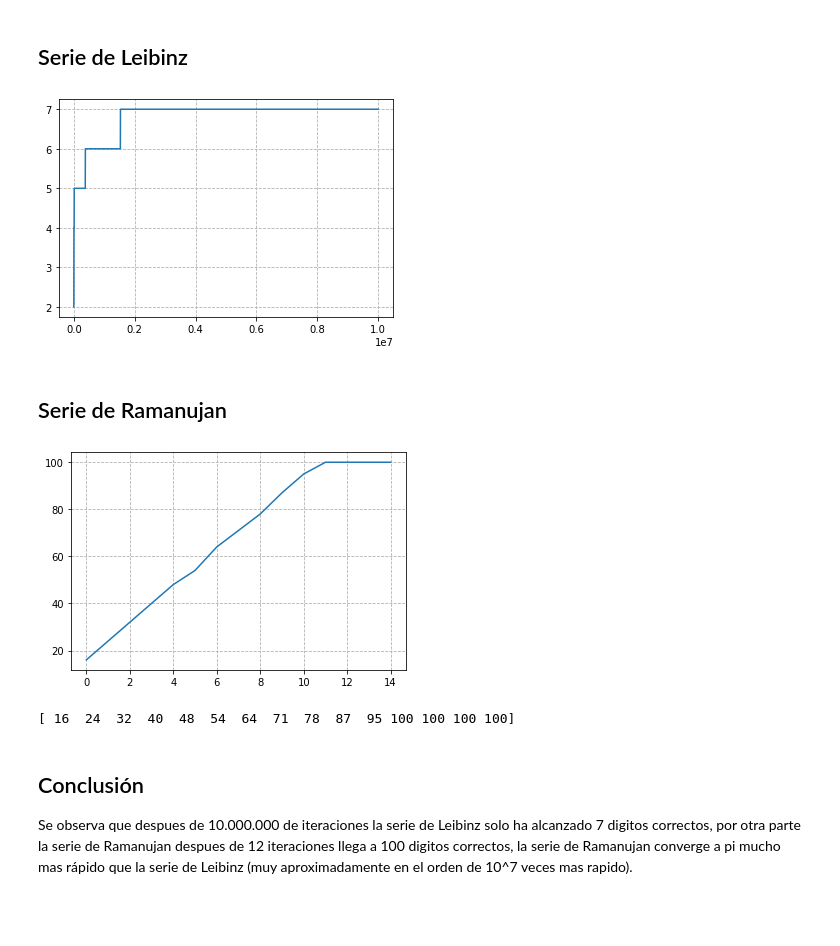
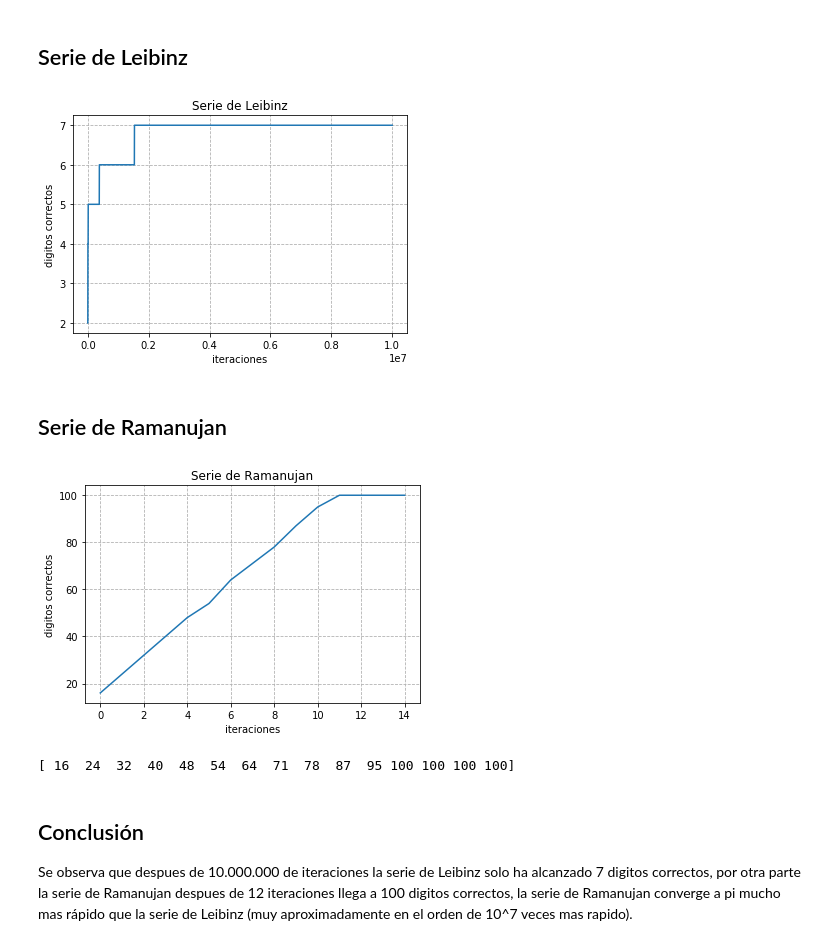
Before and after one commit to bdvegat/pi, a Jupyter notebook: Untitled.ipynb, the cells around one changed output. Saved outputs shown, nothing was run; the diff lists cells and outputs as text; code cells hidden in the pictures; blank space fills up the shorter version.

```diff
--- a/Untitled.ipynb
+++ b/Untitled.ipynb
@@ -110,28 +110,34 @@ correct_digits = np.asarray(correct_digits)
 
 plt.plot(x,correct_digits,label = "error/iteracion");
 plt.grid(alpha=1,linestyle='--')
+plt.xlabel("iteraciones")
+plt.ylabel("digitos correctos")
+plt.title("Serie de Leibinz")
 plt.show()
 # %% [output]
-[figure, old version]
+[figure, new version]
 # %% [markdown]
 ## Serie de Ramanujan
 # %%
 getcontext().prec = 102
 correct_digits = []
 x=np.array(range(0,15))
 pi_Ramanujan=0
 for i in range (0,15):
     pi_Ramanujan = serie_Ramanujan(i+1)
     dig= compare_digits(pi_Ramanujan,pi)
     correct_digits.append(dig)
 correct_digits = np.asarray(correct_digits)
 
-plt.plot(x,correct_digits,label = "error/iteracion");
+plt.plot(x,correct_digits);
 plt.grid(alpha=1,linestyle='--')
+plt.xlabel("iteraciones")
+plt.ylabel("digitos correctos")
+plt.title("Serie de Ramanujan")
 plt.show()
 print (correct_digits)
 # %% [output]
-[figure, old version]
+[figure, new version]
 [ 16  24  32  40  48  54  64  71  78  87  95 100 100 100 100]
 # %% [markdown]
 ## Conclusión
```
Also changed, not shown: 1 other file.
